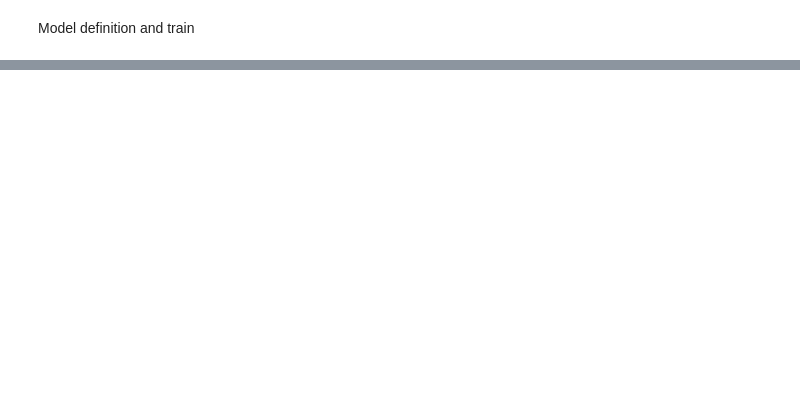
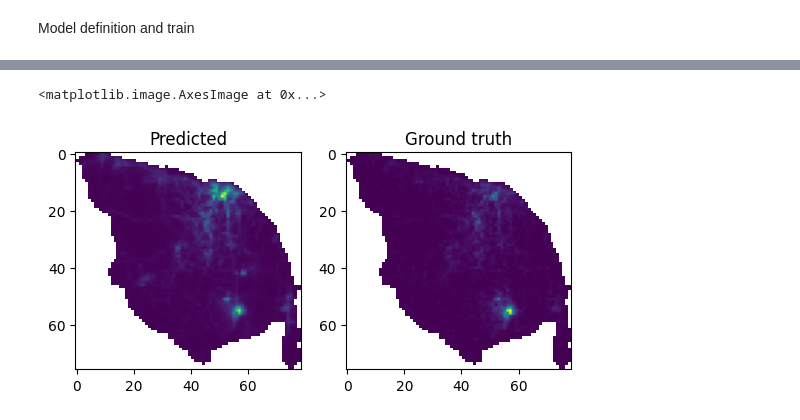
Before and after one commit to duarteoliper/WDL_2023, a Jupyter notebook: notebooks/CNN_LSTM_train.ipynb, the cells around one changed output, grey strips where cells are left out. Drawn from its saved outputs; the diff is of its cells as text; code cells hidden in the pictures; blank space fills up the shorter version.

```diff
--- a/notebooks/CNN_LSTM_train.ipynb
+++ b/notebooks/CNN_LSTM_train.ipynb
@@ -175,0 +229,5 @@ KeyboardInterrupt:
+# %%
+# Model prediction
+
+pred = model.predict(x_test[0:1,...])
+ground_truth =y_test[0:1,...]
@@ -175,0 +236,46 @@ KeyboardInterrupt:
+# %%
+import pandas as pd
+
+grid_info = os.path.join(os.path.dirname(os.getcwd()), "data", "raw", "ficheiros_WDL", "DISPOSITIVOS MOVEIS_QUADRICULAS", "DISPOSITIVOS MOVEIS_QUADRICULAS.xlsx")
+
+
+# Create the 2d grid
+dfs_grid = pd.read_excel(grid_info, sheet_name='em bruto', engine='openpyxl')
+to_keep = ['grelha_x', 'grelha_y', 'wkt', 'grelha_id']
+
+dfs_grid_filtered = dfs_grid[to_keep]
+del(dfs_grid)
+
+# grid indexs
+grelha_x = dfs_grid_filtered['grelha_x'].values -1
+grelha_y = dfs_grid_filtered['grelha_y'].values -1
+grelha_id =  dfs_grid_filtered['grelha_id'].values
+
+grelha_id_2d = np.empty((grelha_y.max() +1, grelha_x.max()+1))
+grelha_id_2d[:] = np.nan
+pred_2d = grelha_id_2d.copy()
+ground_truth_2d = grelha_id_2d.copy()
+
+# Indices to map from
+idx_2d = np.stack([grelha_y, grelha_x])
+
+# Assign the elements to the regular rectangular grid
+
+grelha_id_2d[tuple(idx_2d)] = grelha_id.ravel()
+pred_2d[tuple(idx_2d)] = pred.ravel()
+ground_truth_2d[tuple(idx_2d)] = ground_truth.ravel()
+
+
+fig, axs = plt.subplots(1,2)
+
+axs[0].set_title('Predicted')
+axs[0].imshow(pred_2d)
+
+axs[1].set_title('Ground truth')
+axs[1].imshow(ground_truth_2d)
+
+# axs[2].set_title('Error (%)')
+# axs[2].imshow((pred_2d-ground_truth_2d)/(ground_truth_2d))
+# %% [output]
+<matplotlib.image.AxesImage at 0x...>
+[figure, added]
```
Also changed, not shown: parts of 19 cells of this notebook, 1 other file.
